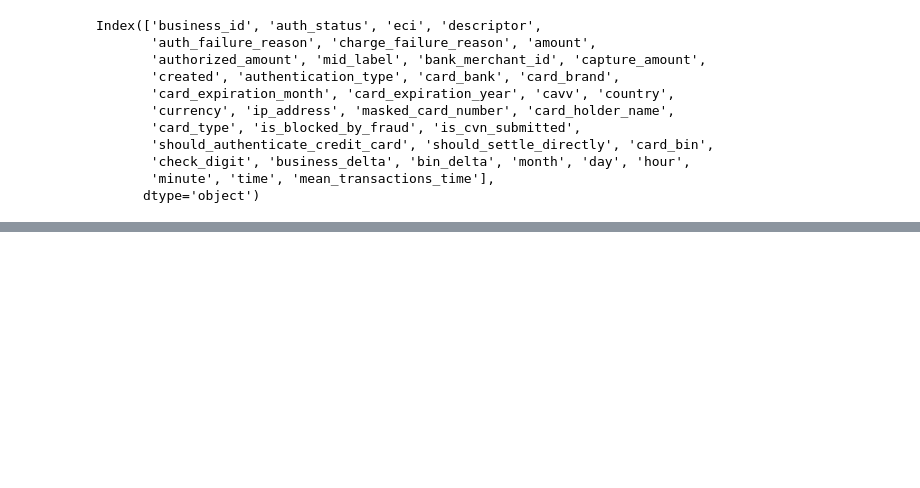
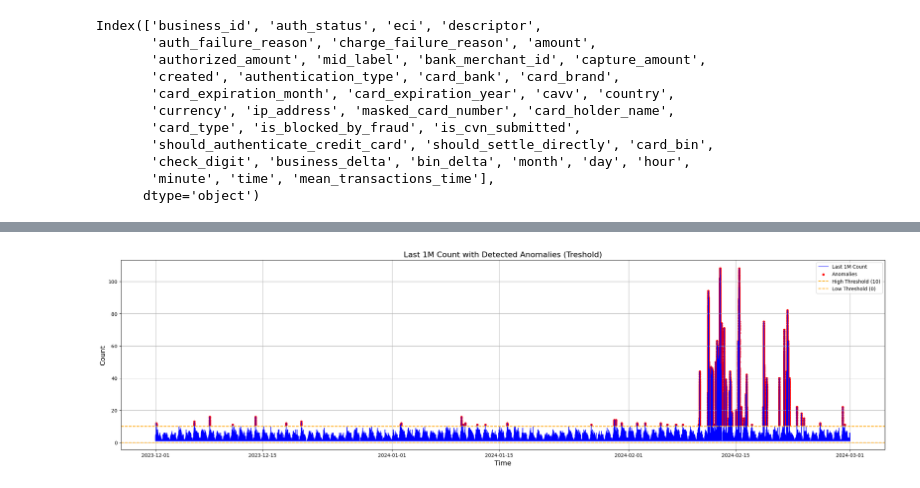
Before and after one commit to shikivaahan/Credit-Card, a Jupyter notebook: notebooks/00_playground.ipynb, the cells around one changed output, grey strips where cells are left out. Cells and saved outputs as stored; diff of their text form; code cells hidden in the pictures; blank space fills up the shorter version.

Commit message:
Finished carding attack detector and plotting

```diff
--- a/notebooks/00_playground.ipynb
+++ b/notebooks/00_playground.ipynb
@@ -137,0 +112,10 @@ Bin Range: (22347111.794, 22572840.196], Count: 3
+# %%
+df = df[(df['created'] >= '2023-12-01') & (df['created'] < '2024-03-01')]
+print(df.shape)
+df = df.sort_values(by=['created', 'card_bin'], ascending=True)
+
+df['last_1M_count'] = transactions_last_minute(df, 'created')
+
+
+
+df_copy = df
@@ -137,0 +134,41 @@ Bin Range: (22347111.794, 22572840.196], Count: 3
+# %%
+df_copy['created'] = pd.to_datetime(df_copy['created'])
+df_copy.set_index('created', inplace=True)
+# %%
+
+
+# Validate the last_1M_count series
+last_1M_count_series = validate_series(df_copy['last_1M_count'])
+
+# Set up ThresholdAD with desired thresholds
+# Adjust these values based on your data context
+threshold_ad = ThresholdAD(high=10, low=0)  # Example thresholds
+
+# Detect anomalies
+anomalies = threshold_ad.detect(last_1M_count_series)
+
+# Add the anomalies to the DataFrame
+df_copy['anomaly'] = anomalies
+
+# Visualize the results using matplotlib
+plt.figure(figsize=(28, 7))
+
+# Plot the time series data
+plt.plot(last_1M_count_series.index, last_1M_count_series.values, label='Last 1M Count', color='blue', linewidth=1)
+
+# Plot the anomalies
+anomaly_indices = last_1M_count_series.index[anomalies]  # Get the indices of the anomalies
+plt.scatter(anomaly_indices, last_1M_count_series[anomalies], color='red', label='Anomalies', marker='o', s=15)
+
+# Add titles and labels
+plt.title('Last 1M Count with Detected Anomalies (Treshold)', fontsize=16)
+plt.xlabel('Time', fontsize=14)
+plt.ylabel('Count', fontsize=14)
+
+plt.axhline(y=10, color='orange', linestyle='--', label='High Threshold (10)')
+plt.axhline(y=0, color='orange', linestyle='--', label='Low Threshold (0)')
+plt.legend()
+plt.grid()
+plt.show()
+# %% [output]
+[figure, added]
```
Also changed, not shown: parts of 7 cells of this notebook, 1 other file.
